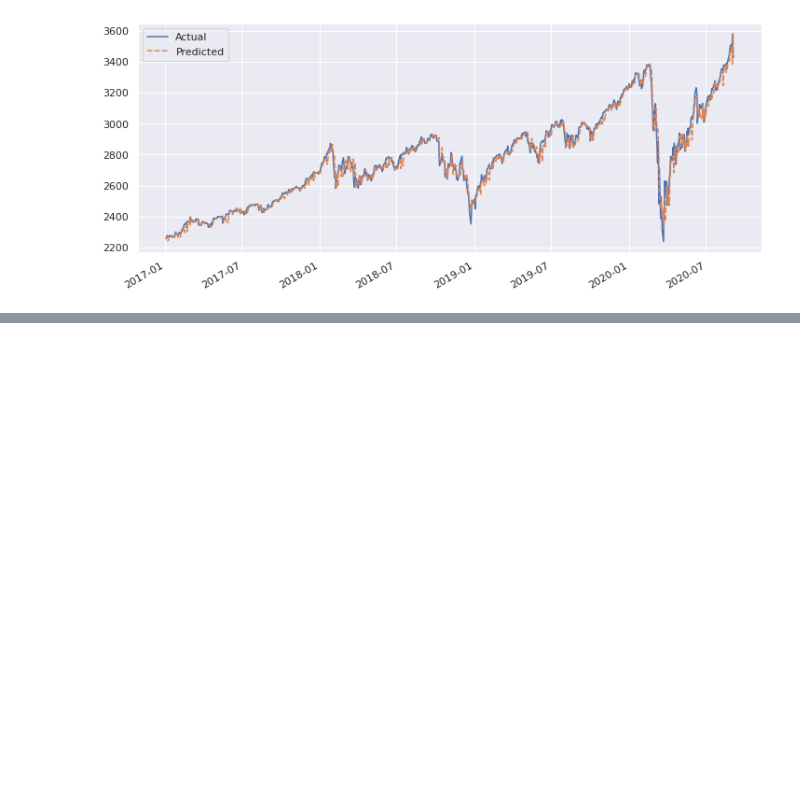
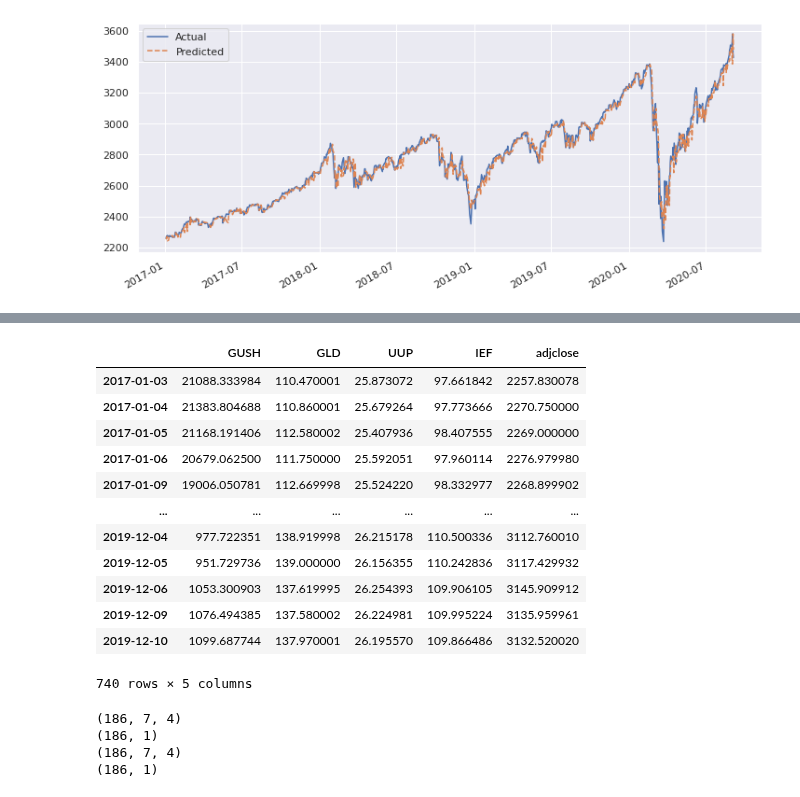
Before and after one commit to duybluemind1988/Data-science, a Jupyter notebook: Time_series/Time_series_all_method_2(multy).ipynb, the cells around one changed output, grey strips where cells are left out. Drawn from its saved outputs; the diff is of its cells as text; code cells hidden in the pictures; blank space fills up the shorter version.

```diff
--- a/Time_series/Time_series_all_method_2(multy).ipynb
+++ b/Time_series/Time_series_all_method_2(multy).ipynb
@@ -397,0 +517,16 @@ revenue 704.919921875
+# %%
+train_set
+# %% [output]
+|  | GUSH | GLD | UUP | IEF | adjclose |
+| 2017-01-03 | 21088.333984 | 110.470001 | 25.873072 | 97.661842 | 2257.830078 |
+| 2017-01-04 | 21383.804688 | 110.860001 | 25.679264 | 97.773666 | 2270.750000 |
+| 2017-01-05 | 21168.191406 | 112.580002 | 25.407936 | 98.407555 | 2269.000000 |
+| 2017-01-06 | 20679.062500 | 111.750000 | 25.592051 | 97.960114 | 2276.979980 |
+| 2017-01-09 | 19006.050781 | 112.669998 | 25.524220 | 98.332977 | 2268.899902 |
+| ... | ... | ... | ... | ... | ... |
+| 2019-12-04 | 977.722351 | 138.919998 | 26.215178 | 110.500336 | 3112.760010 |
+| 2019-12-05 | 951.729736 | 139.000000 | 26.156355 | 110.242836 | 3117.429932 |
+| 2019-12-06 | 1053.300903 | 137.619995 | 26.254393 | 109.906105 | 3145.909912 |
+| 2019-12-09 | 1076.494385 | 137.580002 | 26.224981 | 109.995224 | 3135.959961 |
+| 2019-12-10 | 1099.687744 | 137.970001 | 26.195570 | 109.866486 | 3132.520020 |
+740 rows × 5 columns
@@ -397,0 +536,18 @@ revenue 704.919921875
+# %%
+n_steps_in  = 7
+n_steps_out = 1
+X_train, y_train = split_sequence(X,y, n_steps_in, n_steps_out)
+print(X_train.shape)
+print(y_train.shape)
+#prepare test set
+inputs=df[len(df)-len(test_set) - n_steps_in:]
+X=inputs.drop(['adjclose'],axis=1)
+y=inputs['adjclose']
+X_test, y_test = split_sequence(X,y, n_steps_in, n_steps_out)
+print(X_test.shape)
+print(y_test.shape)
+# %% [output]
+(186, 7, 4)
+(186, 1)
+(186, 7, 4)
+(186, 1)
```
Also changed, not shown: parts of 22 cells of this notebook.
